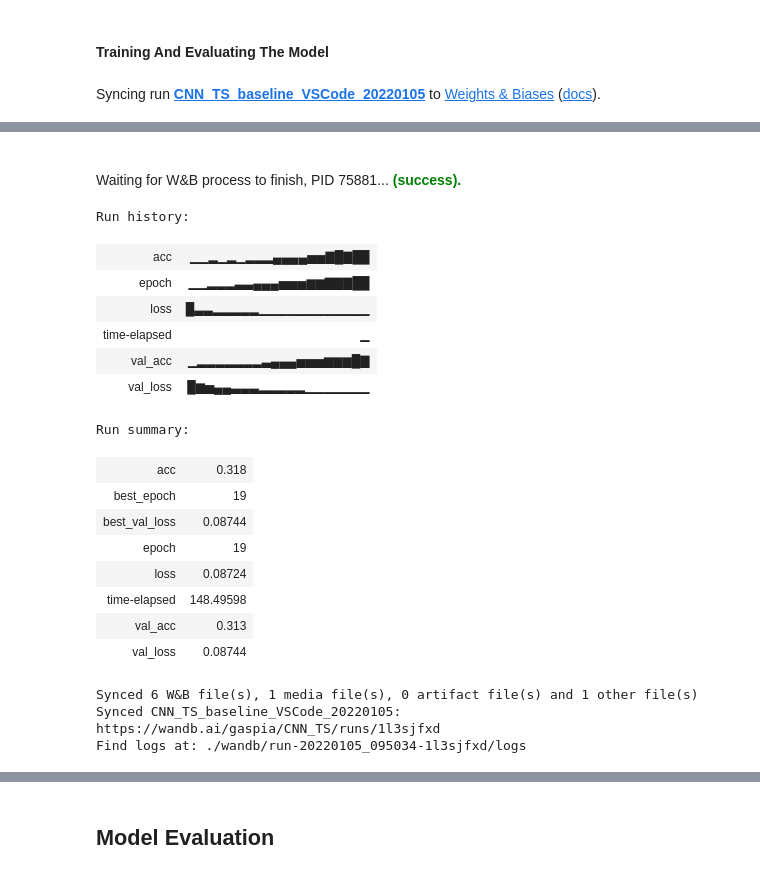
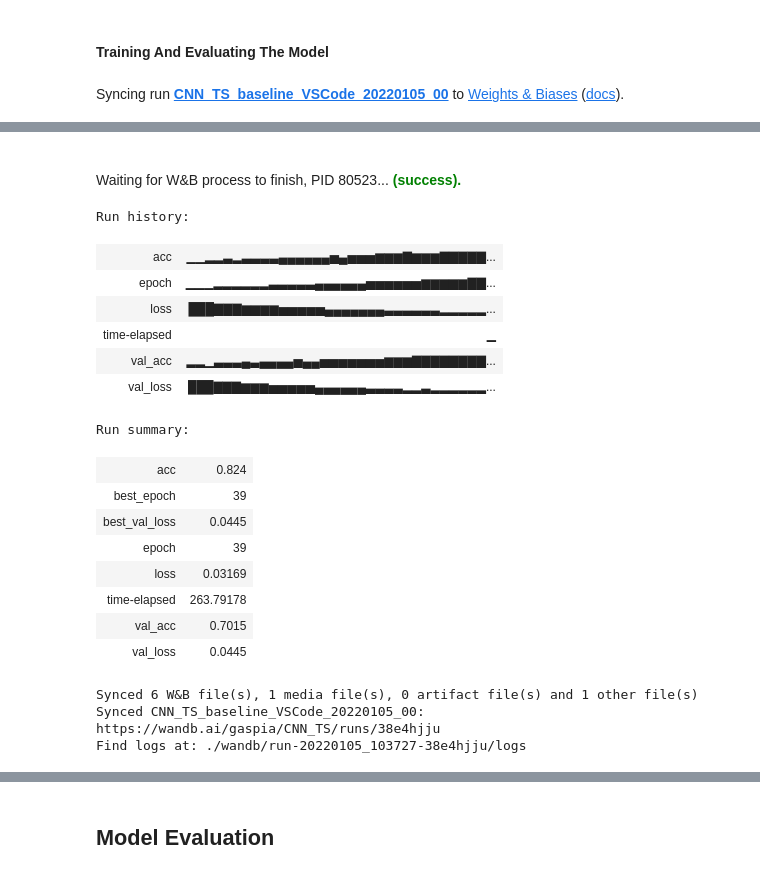
Before and after one commit to gaspia/DLNN-TrafficSign, a Jupyter notebook: TS_CNN_00.ipynb, the cells around one changed output, grey strips where cells are left out. Cells and saved outputs as stored; diff of their text form; code cells hidden in the pictures.

```diff
--- a/TS_CNN_00.ipynb
+++ b/TS_CNN_00.ipynb
@@ -317,7 +317,7 @@ baseline_model.compile(loss='binary_crossentropy', optimizer='adam', metrics=['a
 # %%
 # Common attributes:
 mlops_config['steps_per_epoch'] = 5
-mlops_config['epochs'] = 20
+mlops_config['epochs'] = 40
 mlops_config['validation_steps'] = 20
 mlops_config['loss'] = 'binary_crossentropy'
 mlops_config['optimizer'] = 'adam'
@@ -329,11 +329,11 @@ mlops_config['patience'] = 5
 early_stopping = EarlyStopping (patience=mlops_config['patience'], monitor='val_loss', mode='min', restore_best_weights=True)
 # %%
 # MLOps init and callback
-wandb.init(name='CNN_TS_baseline_VSCode_20220105' , project='CNN_TS', config=mlops_config)
+wandb.init(name='CNN_TS_baseline_VSCode_20220105_00' , project='CNN_TS', config=mlops_config)
 
 start = timeit.default_timer()
 
-history_baseline = baseline_model.fit_generator(
+history_baseline = baseline_model.fit(
     train_generator,
     steps_per_epoch=mlops_config['steps_per_epoch'],
     validation_data=val_generator,
@@ -347,4 +347,4 @@ wandb.log({'time-elapsed': stop - start})
 
 wandb.finish()
 # %% [output]
-Syncing run CNN_TS_baseline_VSCode_20220105 to Weights & Biases (docs).
+Syncing run CNN_TS_baseline_VSCode_20220105_00 to Weights & Biases (docs).
@@ -368,23 +368,23 @@ Time Elapsed:  148.4959811459994
-Waiting for W&B process to finish, PID 75881... (success).
+Waiting for W&B process to finish, PID 80523... (success).
 Run history:
-| acc | ▁▁▂▁▂▁▂▂▂▄▄▄▄▅▅▇█▇██ |
-| epoch | ▁▁▂▂▂▃▃▄▄▄▅▅▅▆▆▇▇▇██ |
-| loss | █▃▃▂▂▂▂▂▁▁▁▁▁▁▁▁▁▁▁▁ |
+| acc | ▁▁▂▂▃▂▃▃▃▃▄▄▄▄▄▄▅▄▅▅▅▆▆▆▇▆▆▆▇▇▇▇▇... |
+| epoch | ▁▁▁▂▂▂▂▂▂▃▃▃▃▃▄▄▄▄▄▄▅▅▅▅▅▅▆▆▆▆▆▇▇... |
+| loss | ███▇▇▇▆▆▆▆▅▅▅▅▅▄▄▄▄▄▄▄▃▃▃▃▃▃▂▂▂▂▂... |
 | time-elapsed | ▁ |
-| val_acc | ▁▂▂▂▂▂▂▂▃▄▄▄▅▅▅▆▆▆█▇ |
-| val_loss | █▆▅▄▄▃▃▃▂▂▂▂▂▁▁▁▁▁▁▁ |
+| val_acc | ▂▂▁▃▃▃▄▃▄▄▄▄▅▄▄▅▅▅▅▅▅▅▆▆▆▇▇▇▇▇▇▇▇... |
+| val_loss | ███▇▇▇▆▆▆▅▅▅▅▅▄▄▄▄▄▄▃▃▃▃▂▂▃▂▂▂▂▂▂... |
 Run summary:
-| acc | 0.318 |
-| best_epoch | 19 |
-| best_val_loss | 0.08744 |
-| epoch | 19 |
-| loss | 0.08724 |
-| time-elapsed | 148.49598 |
-| val_acc | 0.313 |
-| val_loss | 0.08744 |
+| acc | 0.824 |
+| best_epoch | 39 |
+| best_val_loss | 0.0445 |
+| epoch | 39 |
+| loss | 0.03169 |
+| time-elapsed | 263.79178 |
+| val_acc | 0.7015 |
+| val_loss | 0.0445 |
 Synced 6 W&B file(s), 1 media file(s), 0 artifact file(s) and 1 other file(s)
-Synced CNN_TS_baseline_VSCode_20220105: https://wandb.ai/gaspia/CNN_TS/runs/1l3sjfxd
-Find logs at: ./wandb/run-20220105_095034-1l3sjfxd/logs
+Synced CNN_TS_baseline_VSCode_20220105_00: https://wandb.ai/gaspia/CNN_TS/runs/38e4hjju
+Find logs at: ./wandb/run-20220105_103727-38e4hjju/logs
 # %%
 baseline_model.save('TS_CNN_baseline.h5')
 # %%
```
Also changed, not shown: parts of 6 cells of this notebook, 1 other file.
